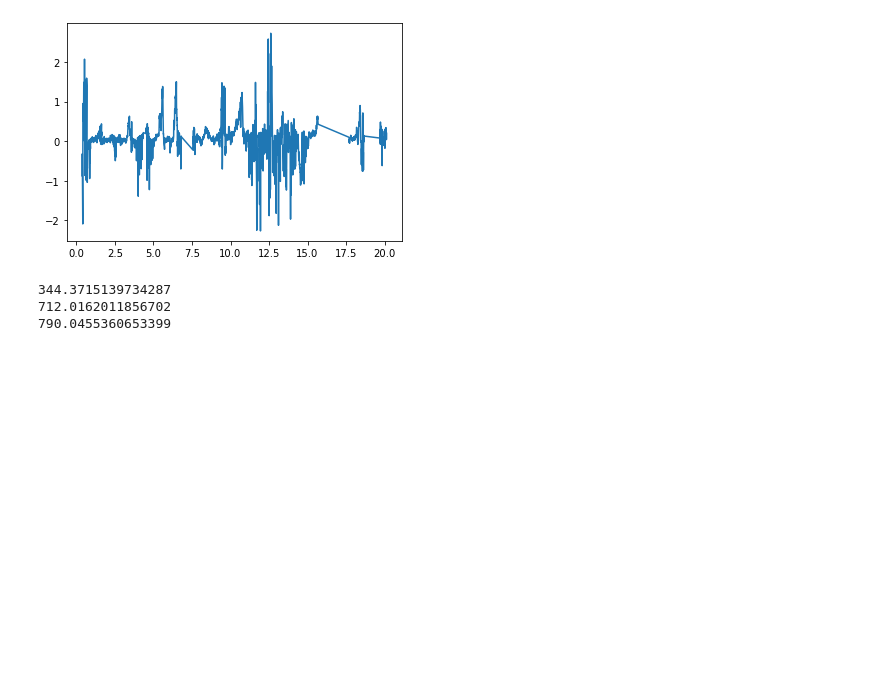
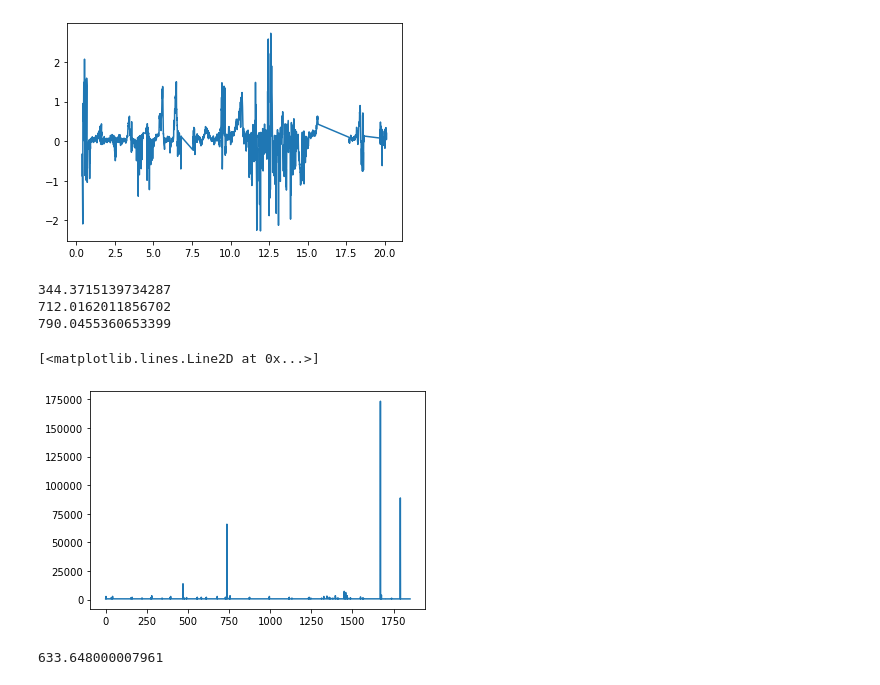
Before and after one commit to reykboerner/diusst, a Jupyter notebook: tutorials/diusst_comparison_diffutype.ipynb, the cells around one changed output. Cells and saved outputs as stored; diff of their text form; code cells hidden in the pictures; blank space fills up the shorter version.

```diff
--- a/tutorials/diusst_comparison_diffutype.ipynb
+++ b/tutorials/diusst_comparison_diffutype.ipynb
@@ -239,8 +234,0 @@ error3 = np.sum((simu3_sst[idx]-(data_orig['sst'][1:]-data_orig['ftemp'][1:]))**
-# %%
-print(error)
-print(error2)
-print(error3)
-# %% [output]
-344.3715139734287
-712.0162011856702
-790.0455360653399
@@ -246,0 +239,17 @@ print(error3)
+# %%
+print(error)
+print(error2)
+print(error3)
+# %% [output]
+344.3715139734287
+712.0162011856702
+790.0455360653399
+# %%
+plt.plot(data_orig['times'].to_numpy(np.float64)[1:]-data_orig['times'].to_numpy(np.float64)[:-1])
+# %% [output]
+[<matplotlib.lines.Line2D at 0x...>]
+[figure, added]
+# %%
+np.amin(data_orig['times'].to_numpy(np.float64)[1:]-data_orig['times'].to_numpy(np.float64)[:-1])
+# %% [output]
+633.648000007961
```
Also changed, not shown: parts of 2 cells of this notebook, 3 other files.
